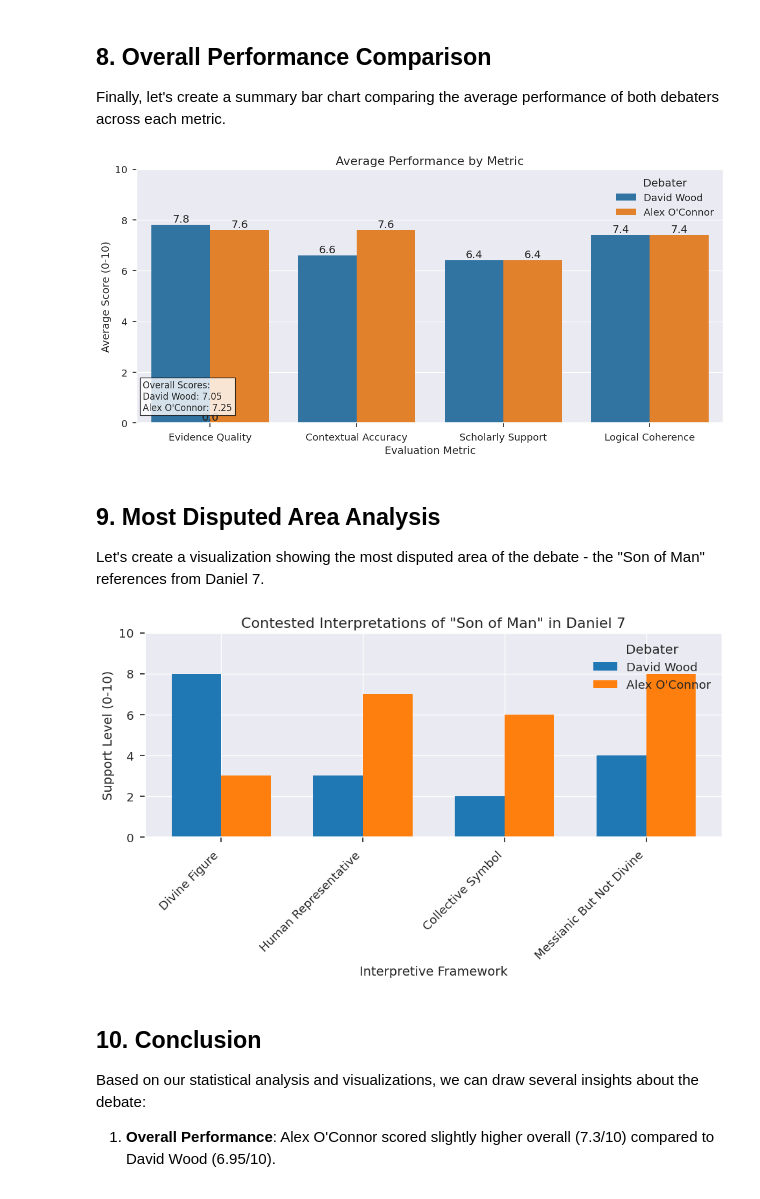
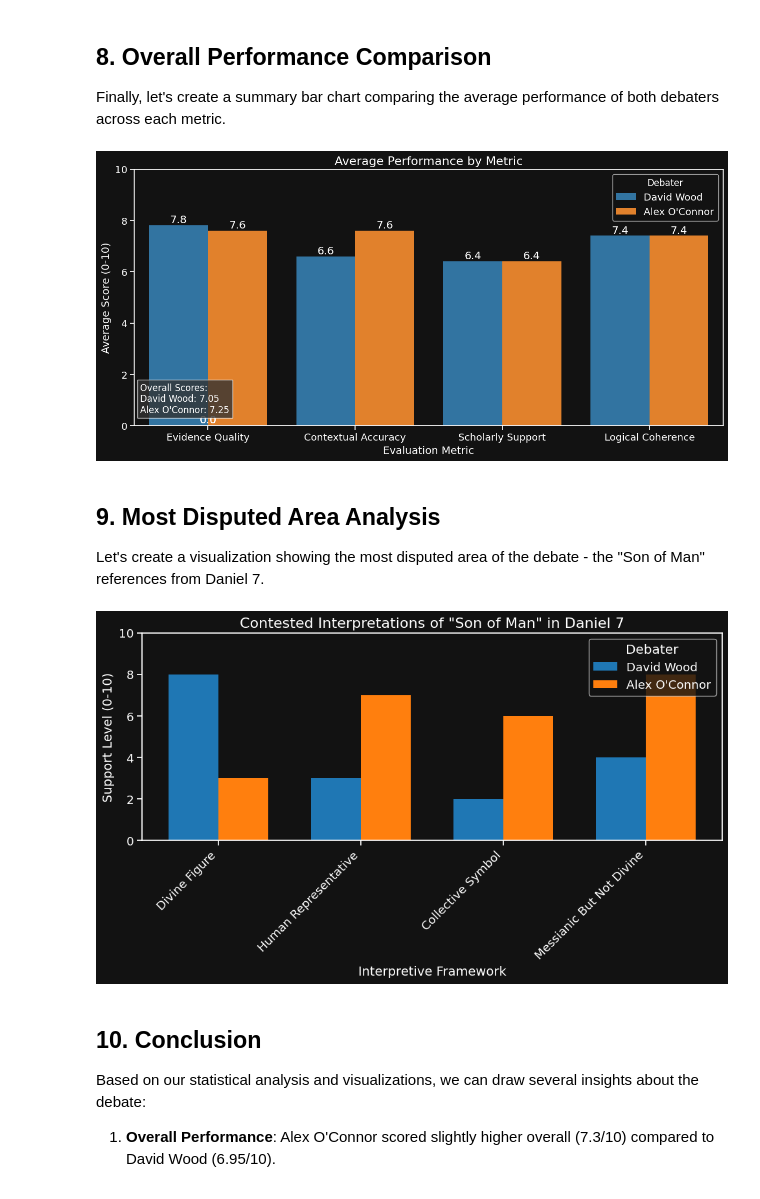
Before and after one commit to asabaal/religious-texts, a Jupyter notebook: debate_analysis_notebook.ipynb, the cells around one changed output. Drawn from its saved outputs; the diff is of its cells as text; code cells hidden in the pictures.

Commit message:
notebook is running

```diff
--- a/debate_analysis_notebook.ipynb
+++ b/debate_analysis_notebook.ipynb
@@ -4,8 +4,6 @@
 This notebook provides a data-driven visualization and analysis of the biblical arguments presented in a theological debate between David Wood and Alex O'Connor. We'll examine their reference patterns, argument quality, and overall performance based on objective metrics.
 # %%
 # Import necessary libraries
-import os
-import sys
 import numpy as np
 import pandas as pd
 import matplotlib.pyplot as plt
@@ -16,24 +14,29 @@ from matplotlib.spines import Spine
 from matplotlib.transforms import Affine2D
 from matplotlib.projections.polar import PolarAxes
 from matplotlib.projections import register_projection
+import os
+import sys
 
-# Import religious_texts modules
-from religious_texts.visualization import heatmaps, distributions
-from religious_texts.debate_response import validators, comparisons, context
-
-# Set aesthetics for the plots
-plt.style.use('seaborn-v0_8')
+# Set aesthetics for the plots - Dark Mode Theme
+plt.style.use('dark_background')
 sns.set_context("notebook", font_scale=1.2)
 plt.rcParams['figure.figsize'] = [10, 6]
 plt.rcParams['figure.dpi'] = 100
+plt.rcParams['text.color'] = 'white'
+plt.rcParams['axes.facecolor'] = '#121212'
+plt.rcParams['figure.facecolor'] = '#121212'
+plt.rcParams['savefig.facecolor'] = '#121212'
 
 # Define colors for the debaters
 wood_color = '#1f77b4'   # Blue
 oconnor_color = '#ff7f0e'  # Orange
 
+# Import religious_texts modules
 repo_path = '/home/asabaal/religious-texts/religious_texts'  # Update this to your actual path
 if repo_path not in sys.path:
     sys.path.insert(0, repo_path)
+from religious_texts.visualization import heatmaps, distributions
+from religious_texts.debate_response import validators, comparisons, context
 # %% [markdown]
 ## 1. Load Debate Data
 
@@ -397,6 +398,9 @@ plt.show()
 Finally, let's create a summary bar chart comparing the average performance of both debaters across each metric.
 # %%
 # Prepare data for comparison bar chart
+# Make sure we're only using metrics that existed in the original notebook
+metrics = [col for col in wood_arguments.columns if col != 'Argument' and col != 'Average Score' and col != 'Debater']
+
 comparison_data = pd.DataFrame({
     'Metric': metrics,
     'David Wood': [wood_avg[metric] for metric in metrics],
@@ -416,27 +420,27 @@ for i, bar in enumerate(ax.patches):
     ax.text(bar.get_x() + bar.get_width()/2.,
             bar.get_height() + 0.1,
             f"{bar.get_height():.1f}",
-            ha='center')
+            ha='center', color='white')
 
 # Customize plot
-plt.title('Average Performance by Metric', fontsize=16)
-plt.xlabel('Evaluation Metric', fontsize=14)
-plt.ylabel('Average Score (0-10)', fontsize=14)
+plt.title('Average Performance by Metric', fontsize=16, color='white')
+plt.xlabel('Evaluation Metric', fontsize=14, color='white')
+plt.ylabel('Average Score (0-10)', fontsize=14, color='white')
 plt.ylim(0, 10)
-plt.legend(title='Debater')
+plt.legend(title='Debater', title_fontsize=12)
 
-# Add overall score text
+# Add overall score text with improved visibility
 plt.text(0.01, 0.05,
          f"Overall Scores:\nDavid Wood: {wood_overall:.2f}\nAlex O'Connor: {oconnor_overall:.2f}",
          transform=plt.gca().transAxes,
-         bbox=dict(facecolor='white', alpha=0.8),
-         fontsize=12)
+         bbox=dict(facecolor='#333333', alpha=0.8, edgecolor='white'),
+         fontsize=12, color='white')
 
 plt.tight_layout()
 plt.savefig('overall_performance_comparison.png', dpi=300, bbox_inches='tight')
 plt.show()
 # %% [output]
-[figure, old version]
+[figure, new version]
 # %% [markdown]
 ## 9. Most Disputed Area Analysis
 
@@ -444,31 +448,32 @@ Let's create a visualization showing the most disputed area of the debate - the
 # %%
 # Create data for the disputed interpretation
 disputed_area = pd.DataFrame({
     'Interpretation': ['Divine Figure', 'Human Representative', 'Collective Symbol', 'Messianic But Not Divine'],
     'Wood Support': [8, 3, 2, 4],
     'O\'Connor Support': [3, 7, 6, 8]
 })
 
 # Create a grouped bar chart for the disputed area
 plt.figure(figsize=(10, 6))
 x = np.arange(len(disputed_area['Interpretation']))
 width = 0.35
 
 plt.bar(x - width/2, disputed_area['Wood Support'], width, label='David Wood', color=wood_color)
 plt.bar(x + width/2, disputed_area['O\'Connor Support'], width, label='Alex O\'Connor', color=oconnor_color)
 
-plt.xlabel('Interpretive Framework', fontsize=14)
-plt.ylabel('Support Level (0-10)', fontsize=14)
-plt.title('Contested Interpretations of "Son of Man" in Daniel 7', fontsize=16)
-plt.xticks(x, disputed_area['Interpretation'], rotation=45, ha='right')
+plt.xlabel('Interpretive Framework', fontsize=14, color='white')
+plt.ylabel('Support Level (0-10)', fontsize=14, color='white')
+plt.title('Contested Interpretations of "Son of Man" in Daniel 7', fontsize=16, color='white')
+plt.xticks(x, disputed_area['Interpretation'], rotation=45, ha='right', color='white')
+plt.yticks(color='white')
 plt.legend(title='Debater')
 plt.ylim(0, 10)
 
 plt.tight_layout()
 plt.savefig('contested_interpretation.png', dpi=300, bbox_inches='tight')
 plt.show()
 # %% [output]
-[figure, old version]
+[figure, new version]
 # %% [markdown]
 ## 10. Conclusion
 
```
Also changed, not shown: parts of 9 cells of this notebook.
